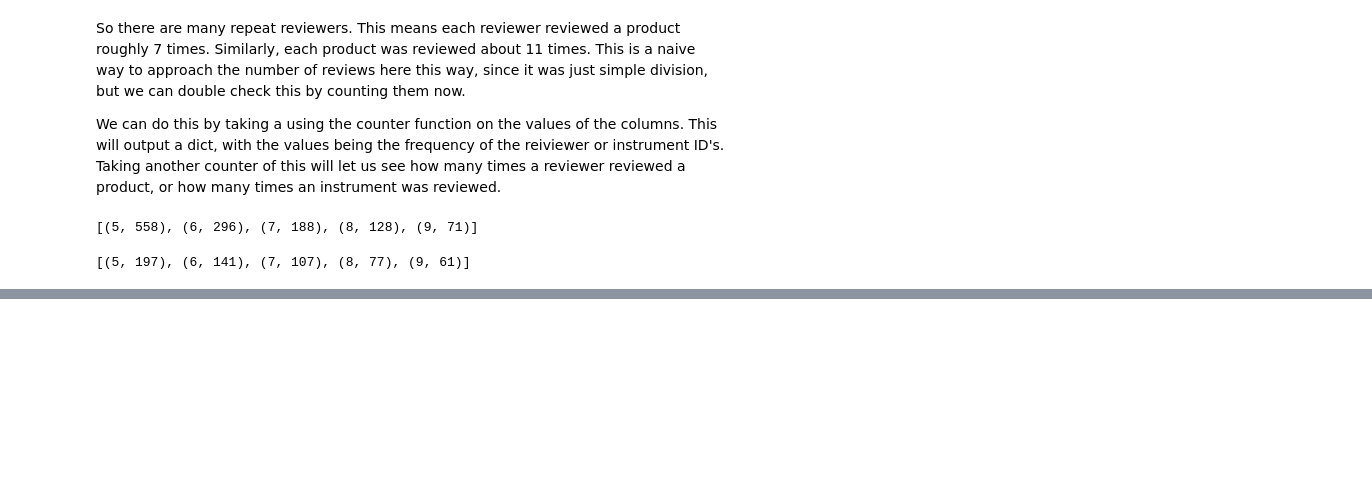
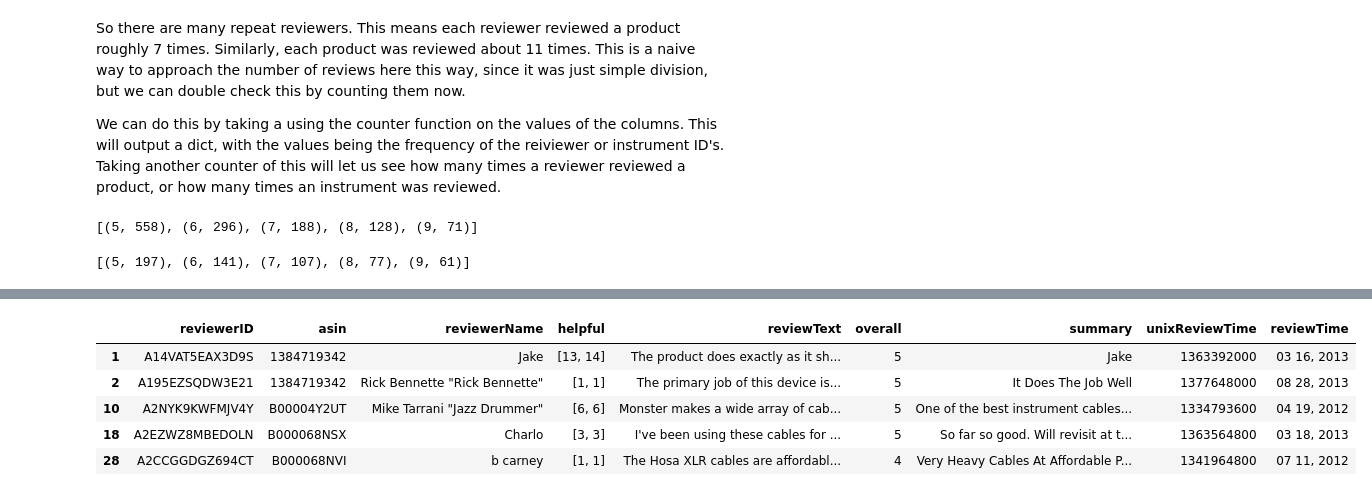
Before and after one commit to RavinderRai/amazon_instrument_sentiment_analysis, a Jupyter notebook: notebooks/Data_Wrangling_and_EDA.ipynb, the cells around one changed output, grey strips where cells are left out. Cells and saved outputs as stored; diff of their text form; code cells hidden in the pictures; blank space fills up the shorter version.

```diff
--- a/notebooks/Data_Wrangling_and_EDA.ipynb
+++ b/notebooks/Data_Wrangling_and_EDA.ipynb
@@ -108,0 +119,9 @@ So the simple division was naive indeed, as both of these cases had about 5-9 re
+# %%
+df[df['helpful'].apply(lambda x: [0, 0] != x)].head()
+# %% [output]
+|  | reviewerID | asin | reviewerName | helpful | reviewText | overall | summary | unixReviewTime | reviewTime |
+| 1 | A14VAT5EAX3D9S | 1384719342 | Jake | [13, 14] | The product does exactly as it sh... | 5 | Jake | 1363392000 | 03 16, 2013 |
+| 2 | A195EZSQDW3E21 | 1384719342 | Rick Bennette "Rick Bennette" | [1, 1] | The primary job of this device is... | 5 | It Does The Job Well | 1377648000 | 08 28, 2013 |
+| 10 | A2NYK9KWFMJV4Y | B00004Y2UT | Mike Tarrani "Jazz Drummer" | [6, 6] | Monster makes a wide array of cab... | 5 | One of the best instrument cables... | 1334793600 | 04 19, 2012 |
+| 18 | A2EZWZ8MBEDOLN | B000068NSX | Charlo | [3, 3] | I've been using these cables for ... | 5 | So far so good. Will revisit at t... | 1363564800 | 03 18, 2013 |
+| 28 | A2CCGGDGZ694CT | B000068NVI | b carney | [1, 1] | The Hosa XLR cables are affordabl... | 4 | Very Heavy Cables At Affordable P... | 1341964800 | 07 11, 2012 |
```
Also changed, not shown: parts of 12 cells of this notebook.
